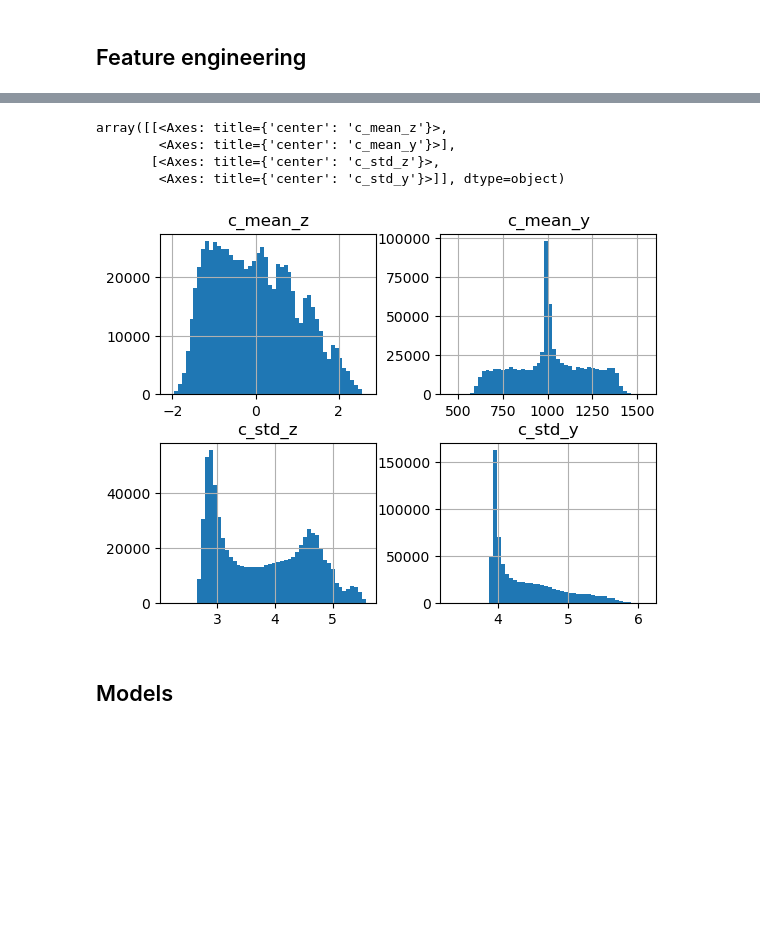
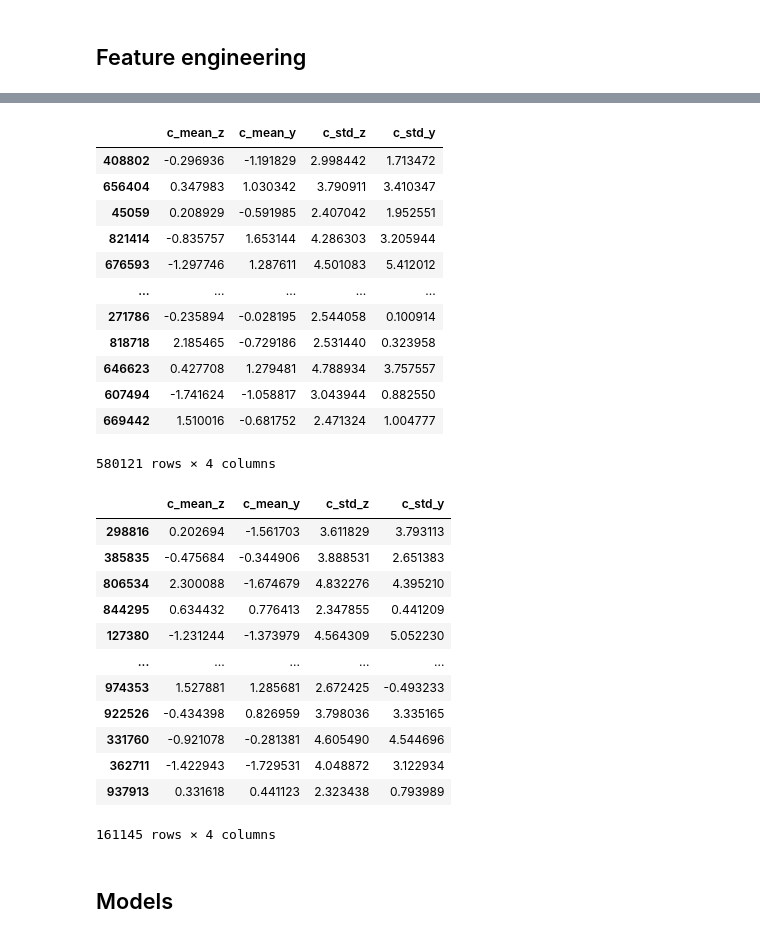
Before and after one commit to Esaak/NIR, a Jupyter notebook: ml/ml_short.ipynb, the cells around one changed output, grey strips where cells are left out. Saved outputs shown, nothing was run; the diff lists cells and outputs as text; code cells hidden in the pictures; blank space fills up the shorter version.

```diff
--- a/ml/ml_short.ipynb
+++ b/ml/ml_short.ipynb
@@ -74,3 +72,12 @@ X.shape, y.shape
 mask = (y["c_std_y"] != 0) & (y["c_std_z"] != 0)
 X = X[mask]
 y = y[mask]
+# %%
+points = np.linspace(0, np.max(y["c_std_y"]), 200)
+quantiles = np.histogram(y["c_std_y"], points)
+hist_mode = quantiles[1][np.argmax(quantiles[0])]
+# %%
+cut_mask = y["c_std_y"] >= hist_mode
+X = X[cut_mask]
+y = y[cut_mask]
+X.shape, y.shape
@@ -92,7 +101,7 @@ X_train, X_valid, y_train, y_valid = train_test_split(X, y, test_size=0.2, rando
 X_train, X_eval, y_train, y_eval = train_test_split(X_train, y_train, test_size=0.1, random_state=random_seed)
 # %%
 # for small dataset
-X, X_test, y, y_test = train_test_split(X, y, test_size=0.2, random_state=random_seed)
-X_train, X_eval, y_train, y_eval = train_test_split(X, y, test_size=0.1, random_state=random_seed)
+# X, X_test, y, y_test = train_test_split(X, y, test_size=0.2, random_state=random_seed)
+# X_train, X_eval, y_train, y_eval = train_test_split(X, y, test_size=0.1, random_state=random_seed)
 # %%
 # for small dataset
@@ -236,8 +185,0 @@ target_pr.transform(y_valid)
-# %%
-y_train_1.hist(bins=50)
-# %% [output]
-array([[<Axes: title={'center': 'c_mean_z'}>,
-        <Axes: title={'center': 'c_mean_y'}>],
-       [<Axes: title={'center': 'c_std_z'}>,
-        <Axes: title={'center': 'c_std_y'}>]], dtype=object)
-[figure, removed]
@@ -244,3 +194,39 @@ array([[<Axes: title={'center': 'c_mean_z'}>,
+# %%
+t_preproc = TargetPreprocessor()
+t_preproc.fit(pd.concat([y, y_test]))
+t_preproc.transform(y_train)
+# perform_eda_short(X_train, y_train)
+# %% [output]
+|  | c_mean_z | c_mean_y | c_std_z | c_std_y |
+| 408802 | -0.296936 | -1.191829 | 2.998442 | 1.713472 |
+| 656404 | 0.347983 | 1.030342 | 3.790911 | 3.410347 |
+| 45059 | 0.208929 | -0.591985 | 2.407042 | 1.952551 |
+| 821414 | -0.835757 | 1.653144 | 4.286303 | 3.205944 |
+| 676593 | -1.297746 | 1.287611 | 4.501083 | 5.412012 |
+| ... | ... | ... | ... | ... |
+| 271786 | -0.235894 | -0.028195 | 2.544058 | 0.100914 |
+| 818718 | 2.185465 | -0.729186 | 2.531440 | 0.323958 |
+| 646623 | 0.427708 | 1.279481 | 4.788934 | 3.757557 |
+| 607494 | -1.741624 | -1.058817 | 3.043944 | 0.882550 |
+| 669442 | 1.510016 | -0.681752 | 2.471324 | 1.004777 |
+580121 rows × 4 columns
+# %%
+t_preproc.transform(y_eval)
+t_preproc.transform(y_valid)
+# %% [output]
+|  | c_mean_z | c_mean_y | c_std_z | c_std_y |
+| 298816 | 0.202694 | -1.561703 | 3.611829 | 3.793113 |
+| 385835 | -0.475684 | -0.344906 | 3.888531 | 2.651383 |
+| 806534 | 2.300088 | -1.674679 | 4.832276 | 4.395210 |
+| 844295 | 0.634432 | 0.776413 | 2.347855 | 0.441209 |
+| 127380 | -1.231244 | -1.373979 | 4.564309 | 5.052230 |
+| ... | ... | ... | ... | ... |
+| 974353 | 1.527881 | 1.285681 | 2.672425 | -0.493233 |
+| 922526 | -0.434398 | 0.826959 | 3.798036 | 3.335165 |
+| 331760 | -0.921078 | -0.281381 | 4.605490 | 4.544696 |
+| 362711 | -1.422943 | -1.729531 | 4.048872 | 3.122934 |
+| 937913 | 0.331618 | 0.441123 | 2.323438 | 0.793989 |
+161145 rows × 4 columns
 # %% [markdown]
 ## Models
 # %% [markdown]
```
Also changed, not shown: parts of 33 cells of this notebook, 36 other files.
